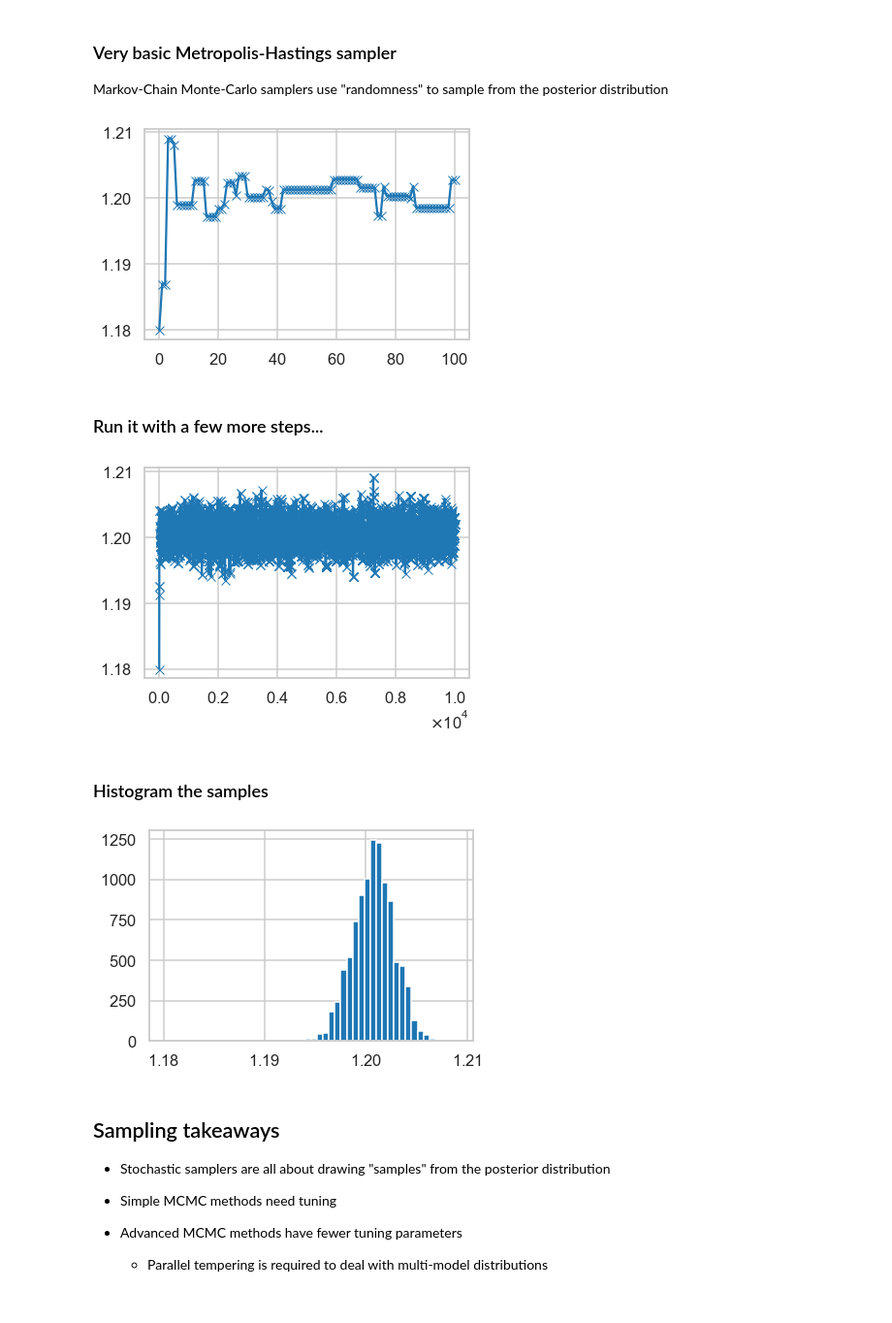
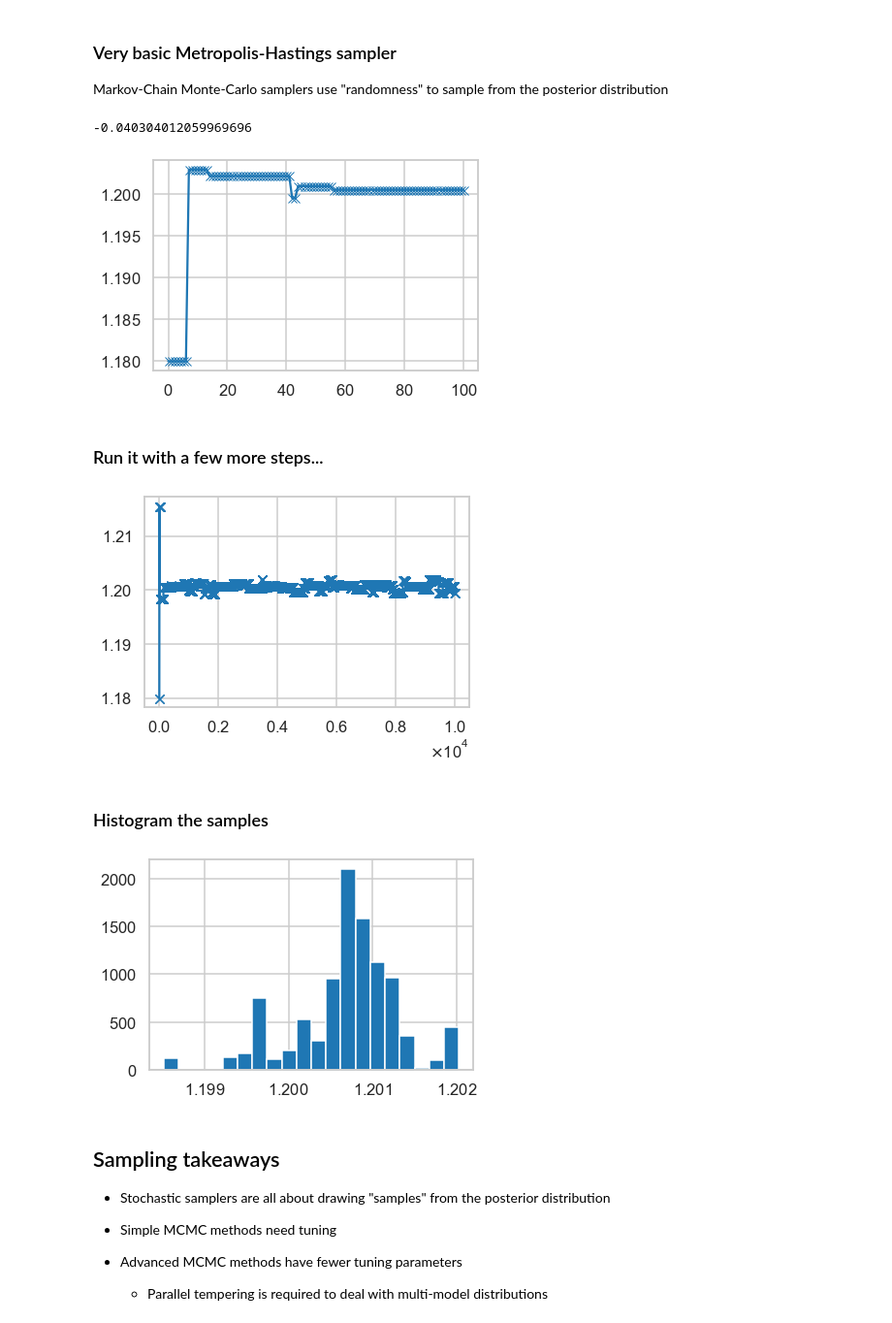
Before and after one commit to hemantaph/bilby, a Jupyter notebook: tutorial/introduction_to_inference.ipynb, the cells around one changed output. Shown at 97% size. Saved outputs shown, nothing was run; the diff lists cells and outputs as text; code cells hidden in the pictures.

```diff
--- a/tutorial/introduction_to_inference.ipynb
+++ b/tutorial/introduction_to_inference.ipynb
@@ -170,11 +173,11 @@ Okay, let's simulate some data
 # %%
 sigma = 0.5
 omega_true = 1.2
-time = np.linspace(0, 12, 100)
+time = np.linspace(0, 12, 1000)
 ydet = modelA(time, omega=omega_true)
 yobs = ydet + np.random.normal(0, sigma, len(time))  # Observed data = SIGNAL + GAUSSIAN NOISE
 
-plt.plot(time, yobs, "o")
+plt.plot(time, yobs, ".")
 plt.ylabel("$y_{obs}$"); plt.xlabel("time")
 plt.show()
 # %% [output]
@@ -320,12 +345,16 @@ plt.show()
 ### Very basic Metropolis-Hastings sampler
 
 Markov-Chain Monte-Carlo samplers use "randomness" to sample from the posterior distribution
+# %%
+np.log(np.random.rand())
+# %% [output]
+-0.040304012059969696
 # %%
 omega_values = [1.18] # Pick a starting point
 ln_likelihood_values = [ln_likelihood(yobs, time, omega_values[0])]
 
 for i in range(100):
-    proposed_point = omega_values[-1] + np.random.normal(0, 0.01)
+    proposed_point = omega_values[-1] + np.random.normal(0, 0.1)
     ln_likelihood_proposed = ln_likelihood(yobs, time, proposed_point)
 
     if ln_likelihood_proposed > ln_likelihood_values[-1] + np.log(np.random.rand()):
@@ -338,34 +367,34 @@ for i in range(100):
 plt.plot(omega_values, '-x')
 plt.show()
 # %% [output]
-[figure, old version]
+[figure, new version]
 # %% [markdown]
 ### Run it with a few more steps...
 # %%
 omega_values = [1.18] # Pick a starting point
 ln_likelihood_values = [ln_likelihood(yobs, time, omega_values[0])]
 
 for i in range(10000):
-    proposed_point = omega_values[-1] + np.random.normal(0, 0.01)
+    proposed_point = omega_values[-1] + np.random.normal(0, 0.1)
     ln_likelihood_proposed = ln_likelihood(yobs, time, proposed_point)
 
     if ln_likelihood_proposed > ln_likelihood_values[-1] + np.log(np.random.rand()):
         omega_values.append(proposed_point)
         ln_likelihood_values.append(ln_likelihood_proposed)
     else:
         omega_values.append(omega_values[-1])
         ln_likelihood_values.append(ln_likelihood_values[-1])
 
 plt.plot(omega_values, '-x')
 plt.show()
 # %% [output]
-[figure, old version]
+[figure, new version]
 # %% [markdown]
 ### Histogram the samples
 # %%
-_ = plt.hist(omega_values, bins=50)
+_ = plt.hist(omega_values[14:], bins=20)
 # %% [output]
-[figure, old version]
+[figure, new version]
 # %% [markdown]
 ## Sampling takeaways
 
```
Also changed, not shown: parts of 21 cells of this notebook, 28 other files.
